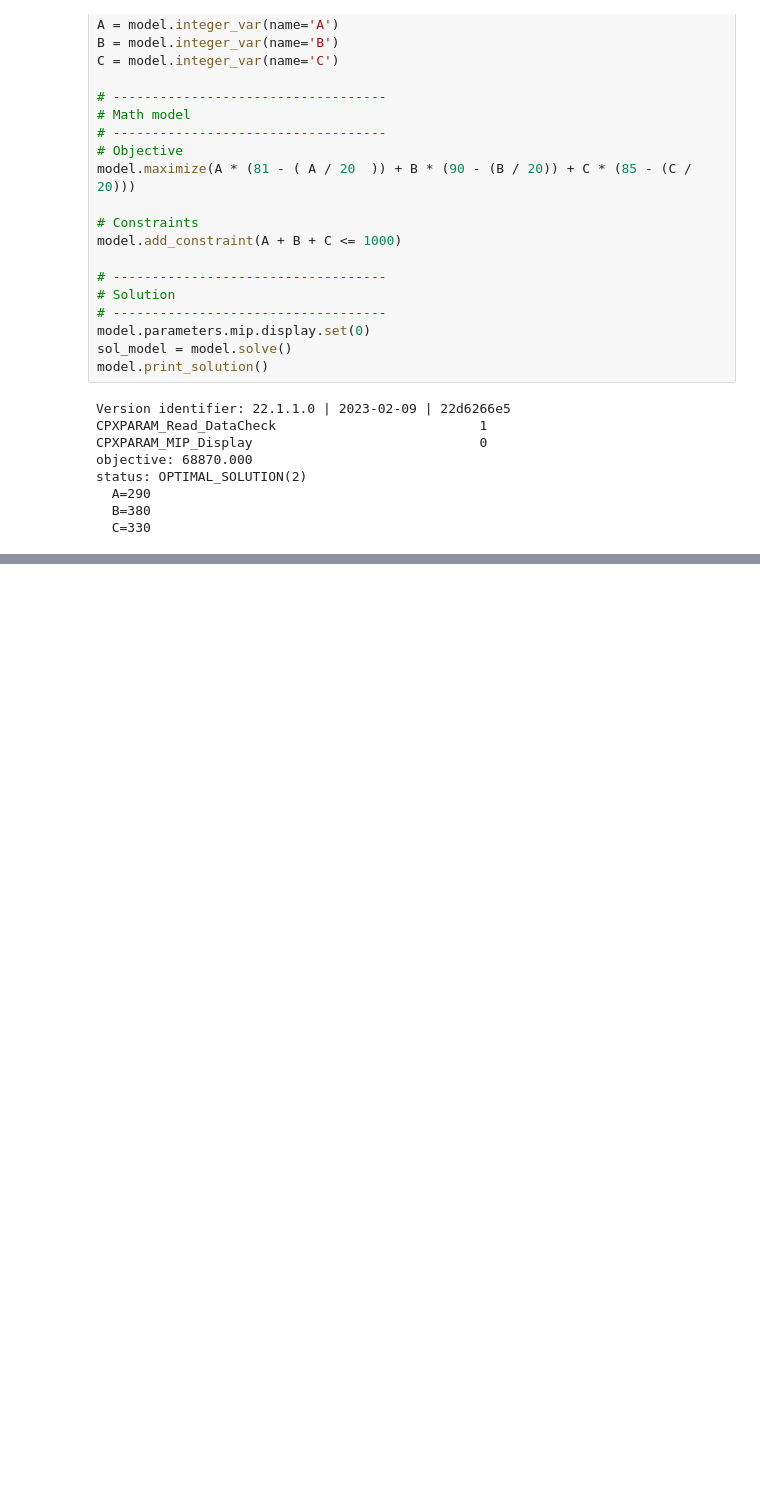
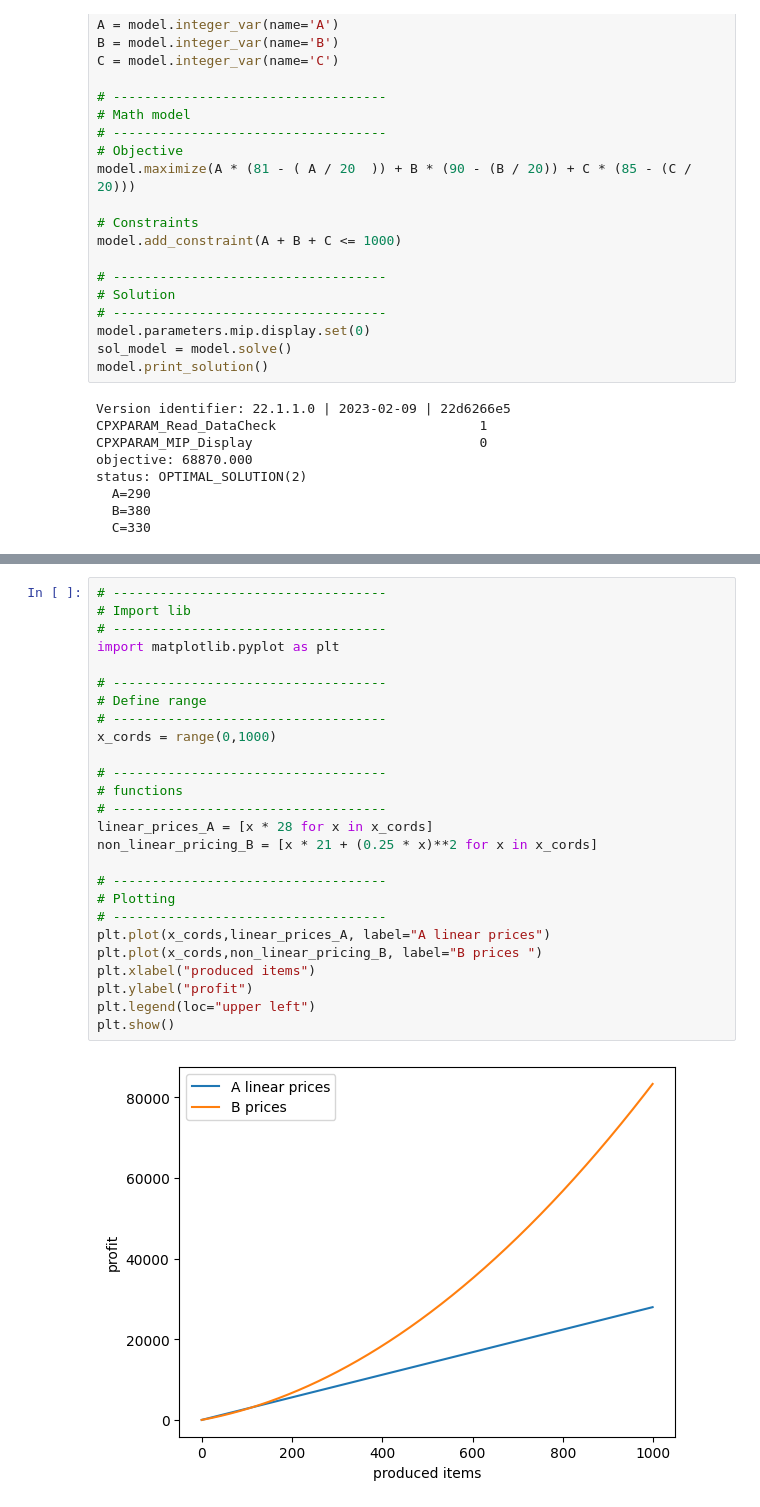
Before and after one commit to estellederrien/python-optimizations, a Jupyter notebook: 02. Optimizations/03. Non linear combinatorial optimizations.ipynb, the cells around one changed output, grey strips where cells are left out. Saved outputs shown, nothing was run; the diff lists cells and outputs as text; blank space fills up the shorter version.

Commit message:
non linear

```diff
--- a/02. Optimizations/03. Non linear combinatorial optimizations.ipynb
+++ b/02. Optimizations/03. Non linear combinatorial optimizations.ipynb
@@ -301,0 +306,28 @@ $$
+# %%
+# -----------------------------------
+# Import lib
+# -----------------------------------
+import matplotlib.pyplot as plt
+
+# -----------------------------------
+# Define range
+# -----------------------------------
+x_cords = range(0,1000)
+
+# -----------------------------------
+# functions
+# -----------------------------------
+linear_prices_A = [x * 28 for x in x_cords]
+non_linear_pricing_B = [x * 21 + (0.25 * x)**2 for x in x_cords]
+
+# -----------------------------------
+# Plotting
+# -----------------------------------
+plt.plot(x_cords,linear_prices_A, label="A linear prices")
+plt.plot(x_cords,non_linear_pricing_B, label="B prices ")
+plt.xlabel("produced items")
+plt.ylabel("profit")
+plt.legend(loc="upper left")
+plt.show()
+# %% [output]
+[figure, added]
```
Also changed, not shown: parts of 3 cells of this notebook.
